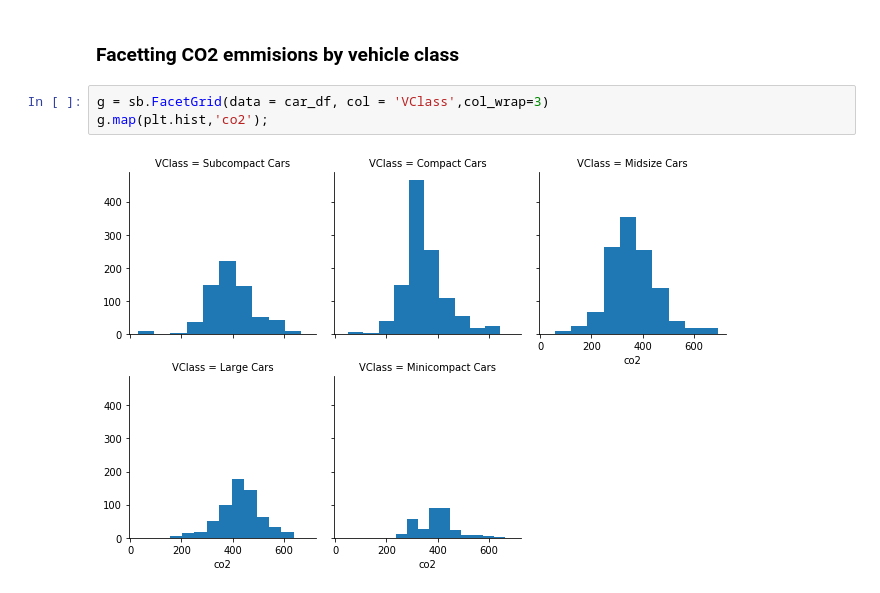
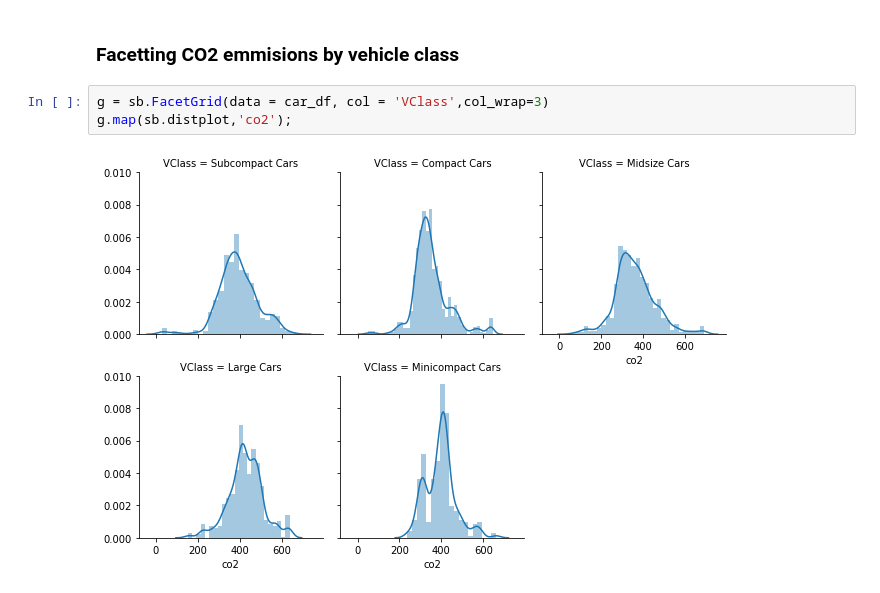
Before and after one commit to rashokanand/python_viz_matplotlib_seaborn, a Jupyter notebook: Bivariate_visualizations.ipynb, the cells around one changed output. Cells and saved outputs as stored; diff of their text form.

Commit message:
fix: Facetting hist using seaborn.distplot

```diff
--- a/Bivariate_visualizations.ipynb
+++ b/Bivariate_visualizations.ipynb
@@ -237,6 +237,6 @@ g.map(plt.hist,'feScore');
 ### Facetting CO2 emmisions by vehicle class
 # %%
 g = sb.FacetGrid(data = car_df, col = 'VClass',col_wrap=3)
-g.map(plt.hist,'co2');
+g.map(sb.distplot,'co2');
 # %% [output]
-[figure, old version]
+[figure, new version]
```
